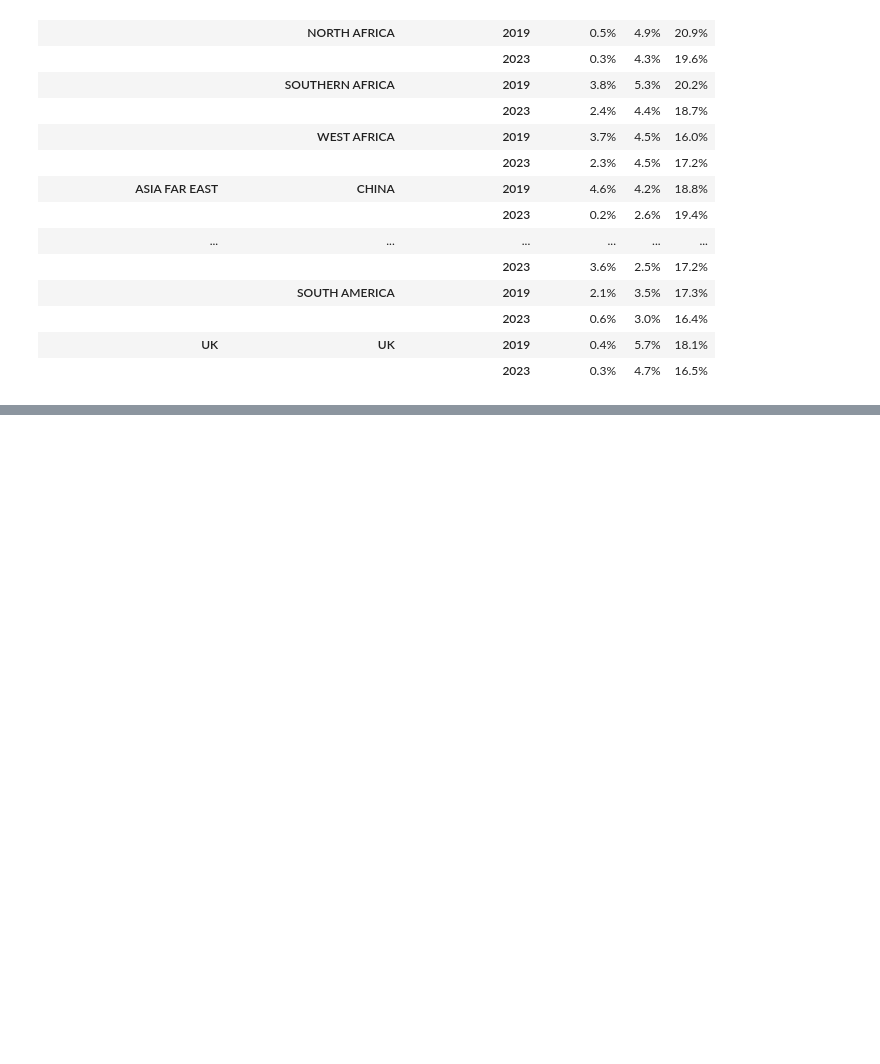
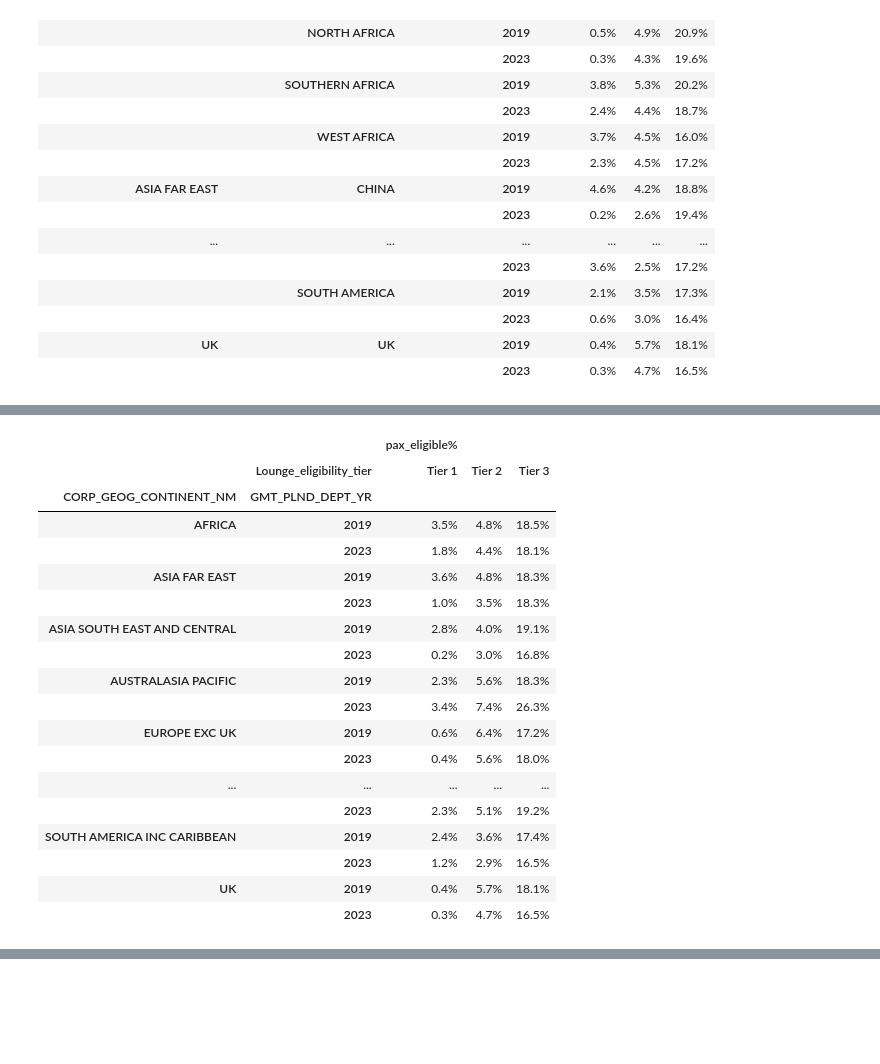
Before and after one commit to IanMaHKG-BA/Hackathon_Team_1, a Jupyter notebook: lounges_gold_standard_Ian.ipynb, the cells around one changed output, grey strips where cells are left out. Cells and saved outputs as stored; diff of their text form; code cells hidden in the pictures; blank space fills up the shorter version.

```diff
--- a/lounges_gold_standard_Ian.ipynb
+++ b/lounges_gold_standard_Ian.ipynb
@@ -982,0 +985,31 @@ df_groupby_country_group_year
+# %%
+# columns that you want to group by
+list_groupby = ['CORP_GEOG_CONTINENT_NM','GMT_PLND_DEPT_YR','Lounge_eligibility_tier']
+
+# grouping by OPERATING_FLT_NO, DISCHARGE_STN_CD and Lounge_eligibility_tier
+df_groupby_cont_year = df_lounge_elig_flight_info_country_acft_typ.groupby(list_groupby).agg(
+                pax_count = ('pax','sum')
+).reset_index()
+
+list_groupby = ['CORP_GEOG_CONTINENT_NM','GMT_PLND_DEPT_YR']
+
+df_groupby_cont_year_ttl = df_lounge_elig_flight_info_country_acft_typ.groupby(list_groupby).agg(
+                pax_count_ttl = ('pax','sum')
+).reset_index()
+
+df_groupby_cont_year = pd.merge(df_groupby_cont_year,
+                                df_groupby_cont_year_ttl,
+                                on = list_groupby,
+                                how = "left")
+
+df_groupby_cont_year = df_groupby_cont_year[df_groupby_cont_year['Lounge_eligibility_tier'] != 'Not eligible']
+
+df_groupby_cont_year['pax_eligible%'] = (df_groupby_cont_year['pax_count'] / df_groupby_cont_year['pax_count_ttl'] )*100
+
+# getting the pax_elegible% column in the right format
+df_groupby_cont_year['pax_eligible%'] = df_groupby_cont_year['pax_eligible%'].map('{:,.1f}%'.format)
+
+# dropping pax_count, pax_count_ttl columns - not needed anymore
+df_groupby_cont_year.drop(columns=['pax_count','pax_count_ttl'],inplace = True)
+
+df_groupby_cont_year.head(6)
@@ -982,0 +1024,24 @@ df_groupby_country_group_year
+# %%
+df_groupby_cont_year = df_groupby_cont_year.set_index(['CORP_GEOG_CONTINENT_NM','GMT_PLND_DEPT_YR','Lounge_eligibility_tier'],drop = True).unstack('Lounge_eligibility_tier')
+
+df_groupby_cont_year
+# %% [output]
+|  |  | pax_eligible% |  |  |
+|  | Lounge_eligibility_tier | Tier 1 | Tier 2 | Tier 3 |
+| CORP_GEOG_CONTINENT_NM | GMT_PLND_DEPT_YR |  |  |  |
+| AFRICA | 2019 | 3.5% | 4.8% | 18.5% |
+|  | 2023 | 1.8% | 4.4% | 18.1% |
+| ASIA FAR EAST | 2019 | 3.6% | 4.8% | 18.3% |
+|  | 2023 | 1.0% | 3.5% | 18.3% |
+| ASIA SOUTH EAST AND CENTRAL | 2019 | 2.8% | 4.0% | 19.1% |
+|  | 2023 | 0.2% | 3.0% | 16.8% |
+| AUSTRALASIA PACIFIC | 2019 | 2.3% | 5.6% | 18.3% |
+|  | 2023 | 3.4% | 7.4% | 26.3% |
+| EUROPE EXC UK | 2019 | 0.6% | 6.4% | 17.2% |
+|  | 2023 | 0.4% | 5.6% | 18.0% |
+| ... | ... | ... | ... | ... |
+|  | 2023 | 2.3% | 5.1% | 19.2% |
+| SOUTH AMERICA INC CARIBBEAN | 2019 | 2.4% | 3.6% | 17.4% |
+|  | 2023 | 1.2% | 2.9% | 16.5% |
+| UK | 2019 | 0.4% | 5.7% | 18.1% |
+|  | 2023 | 0.3% | 4.7% | 16.5% |
```
Also changed, not shown: parts of 4 cells of this notebook.
